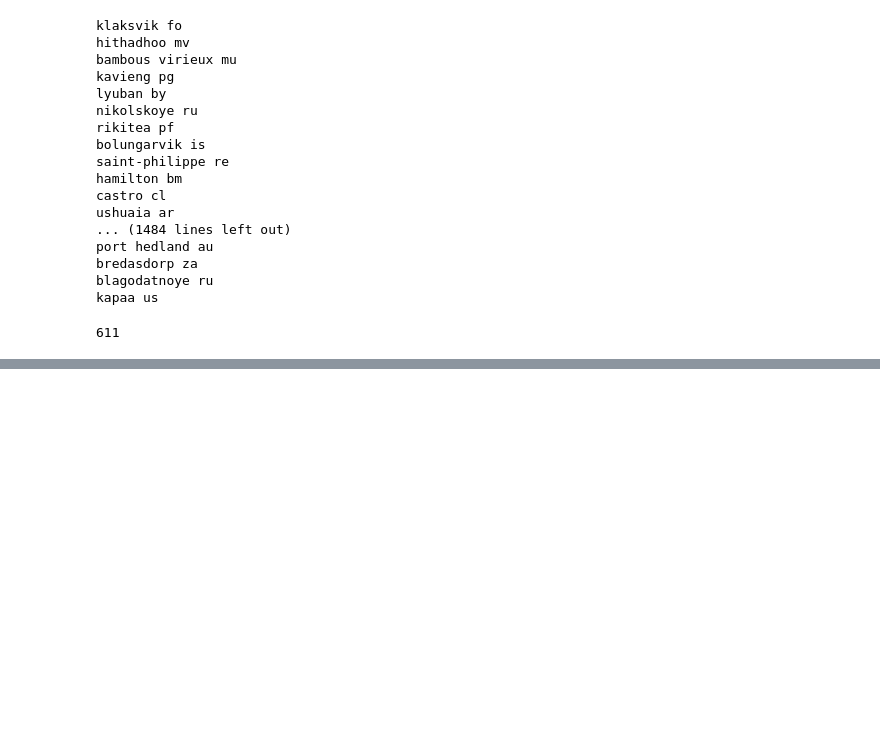
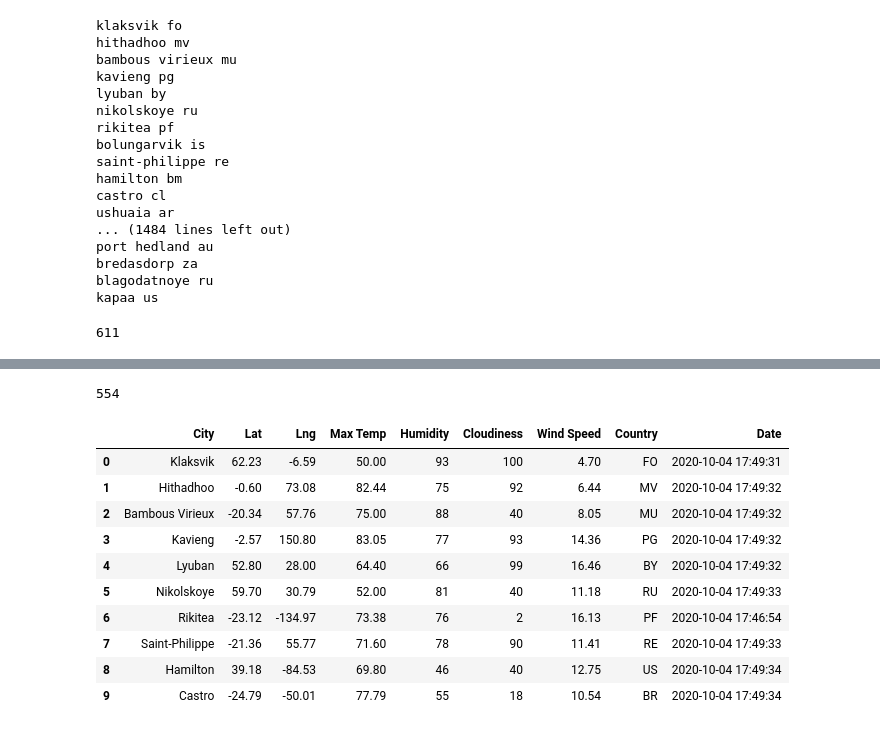
Before and after one commit to ramaditya524/World_Weather_Analysis, a Jupyter notebook: WeatherPy.ipynb, the cells around one changed output, grey strips where cells are left out. Drawn from its saved outputs; the diff is of its cells as text; code cells hidden in the pictures; blank space fills up the shorter version.

Commit message:
weather df

```diff
--- a/WeatherPy.ipynb
+++ b/WeatherPy.ipynb
@@ -71,0 +83,25 @@ len(cities)
+# %%
+# Starting URL for Weather Map API Call.
+url = "http://api.openweathermap.org/data/2.5/weather?units=Imperial&APPID=" + weather_api_key
+#city_url = url + "&q="
+# Import the datetime module from the datetime library.
+from datetime import datetime
+# %%
+# Create an empty list to hold the weather data.
+city_data = []
+# Print the beginning of the logging.
+print("Beginning Data Retrieval     ")
+print("-----------------------------")
+
+# Create counters.
+record_count = 1
+set_count = 1
+# Loop through all the cities in our list.
+for i in range(len(cities)):
+
+    # Group cities in sets of 50 for logging purposes.
+    if (i % 50 == 0 and i >= 50):
+        set_count += 1
+        record_count = 1
+    # Create endpoint URL with each city.
+    city_url = url + "&q=" + "i"
@@ -71,0 +178,20 @@ len(cities)
+# %%
+len(city_data)
+# %% [output]
+554
+# %%
+# Convert the array of dictionaries to a Pandas DataFrame.
+city_data_df = pd.DataFrame(city_data)
+city_data_df.head(10)
+# %% [output]
+|  | City | Lat | Lng | Max Temp | Humidity | Cloudiness | Wind Speed | Country | Date |
+| 0 | Klaksvik | 62.23 | -6.59 | 50.00 | 93 | 100 | 4.70 | FO | 2020-10-04 17:49:31 |
+| 1 | Hithadhoo | -0.60 | 73.08 | 82.44 | 75 | 92 | 6.44 | MV | 2020-10-04 17:49:32 |
+| 2 | Bambous Virieux | -20.34 | 57.76 | 75.00 | 88 | 40 | 8.05 | MU | 2020-10-04 17:49:32 |
+| 3 | Kavieng | -2.57 | 150.80 | 83.05 | 77 | 93 | 14.36 | PG | 2020-10-04 17:49:32 |
+| 4 | Lyuban | 52.80 | 28.00 | 64.40 | 66 | 99 | 16.46 | BY | 2020-10-04 17:49:32 |
+| 5 | Nikolskoye | 59.70 | 30.79 | 52.00 | 81 | 40 | 11.18 | RU | 2020-10-04 17:49:33 |
+| 6 | Rikitea | -23.12 | -134.97 | 73.38 | 76 | 2 | 16.13 | PF | 2020-10-04 17:46:54 |
+| 7 | Saint-Philippe | -21.36 | 55.77 | 71.60 | 78 | 90 | 11.41 | RE | 2020-10-04 17:49:33 |
+| 8 | Hamilton | 39.18 | -84.53 | 69.80 | 46 | 40 | 12.75 | US | 2020-10-04 17:49:34 |
+| 9 | Castro | -24.79 | -50.01 | 77.79 | 55 | 18 | 10.54 | BR | 2020-10-04 17:49:34 |
```
Also changed, not shown: parts of 6 cells of this notebook, 2 other files.
